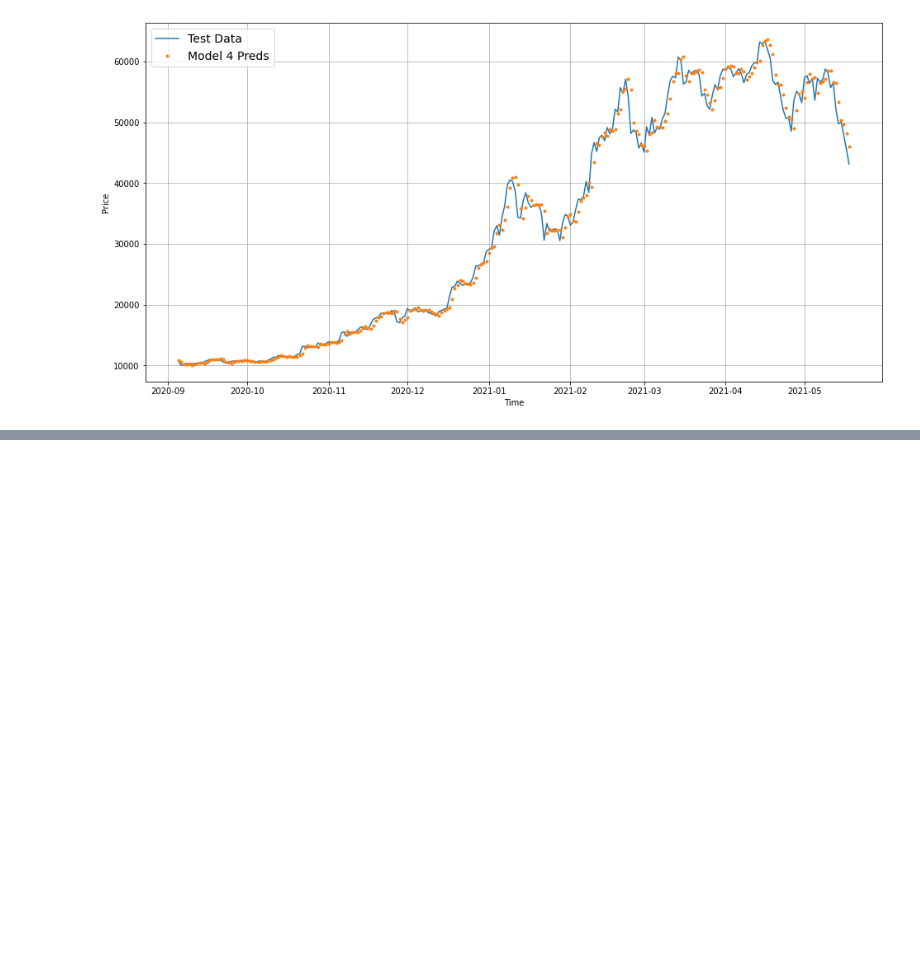
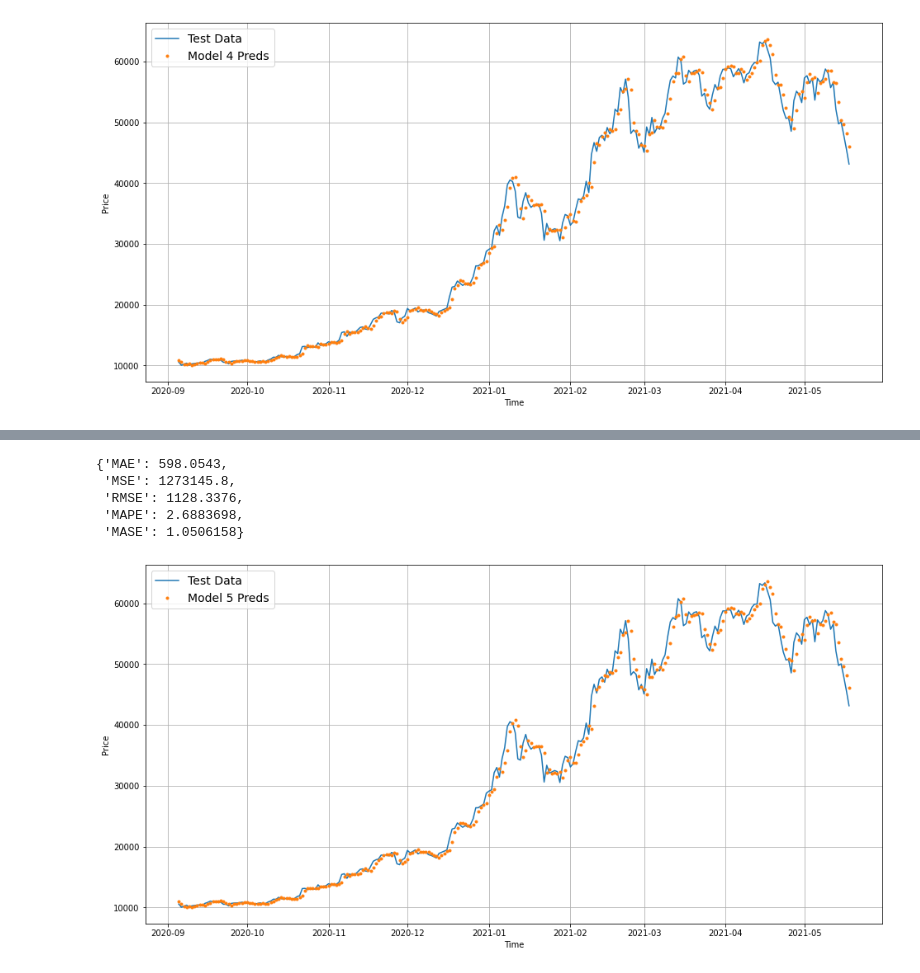
Before and after one commit to sugarbody/Time-Series-Forecasting, a Jupyter notebook: Time_Series_Forecasting.ipynb, the cells around one changed output, grey strips where cells are left out. Drawn from its saved outputs; the diff is of its cells as text; code cells hidden in the pictures; blank space fills up the shorter version.

```diff
--- a/Time_Series_Forecasting.ipynb
+++ b/Time_Series_Forecasting.ipynb
@@ -963,0 +972,4 @@ timeSeries_plot(timeSteps=X_test[-len(test_windows):], prices=model_4_preds, sta
+# %%
+array = np.array(price)
+full_windows, full_labels = make_windows(array, WINDOW, HORIZON)
+len(full_windows), len(full_labels)
@@ -963,0 +978,3 @@ timeSeries_plot(timeSteps=X_test[-len(test_windows):], prices=model_4_preds, sta
+# %%
+train_windows, test_windows, train_labels, test_labels = make_train_test_split(full_windows, full_labels)
+len(train_windows),  len(train_labels), len(test_windows), len(test_labels)
@@ -963,0 +1023,2 @@ timeSeries_plot(timeSteps=X_test[-len(test_windows):], prices=model_4_preds, sta
+# %%
+Model_5 = tf.keras.models.load_model("model_experiments/model_5_LSTM")
@@ -963,0 +1052,2 @@ timeSeries_plot(timeSteps=X_test[-len(test_windows):], prices=model_4_preds, sta
+# %%
+model_5_preds  = make_preds(Model_5, test_windows)
@@ -963,0 +1056,17 @@ timeSeries_plot(timeSteps=X_test[-len(test_windows):], prices=model_4_preds, sta
+# %%
+model_5_results = time_series_evaluation_metrics(y_true=tf.squeeze(tf.cast(test_labels, tf.float32)), y_pred=model_5_preds)
+model_5_results
+# %% [output]
+{'MAE': 598.0543,
+ 'MSE': 1273145.8,
+ 'RMSE': 1128.3376,
+ 'MAPE': 2.6883698,
+ 'MASE': 1.0506158}
+# %%
+offset = 300
+plt.figure(figsize=(16, 8))
+
+timeSeries_plot(timeSteps=X_test[-len(test_windows):], prices=test_labels[:, 0], format="-", start=offset, end=None, label="Test Data")
+timeSeries_plot(timeSteps=X_test[-len(test_windows):], prices=model_5_preds, start=offset, end=None, label="Model 5 Preds")
+# %% [output]
+[figure, added]
```
Also changed, not shown: parts of 11 cells of this notebook.
